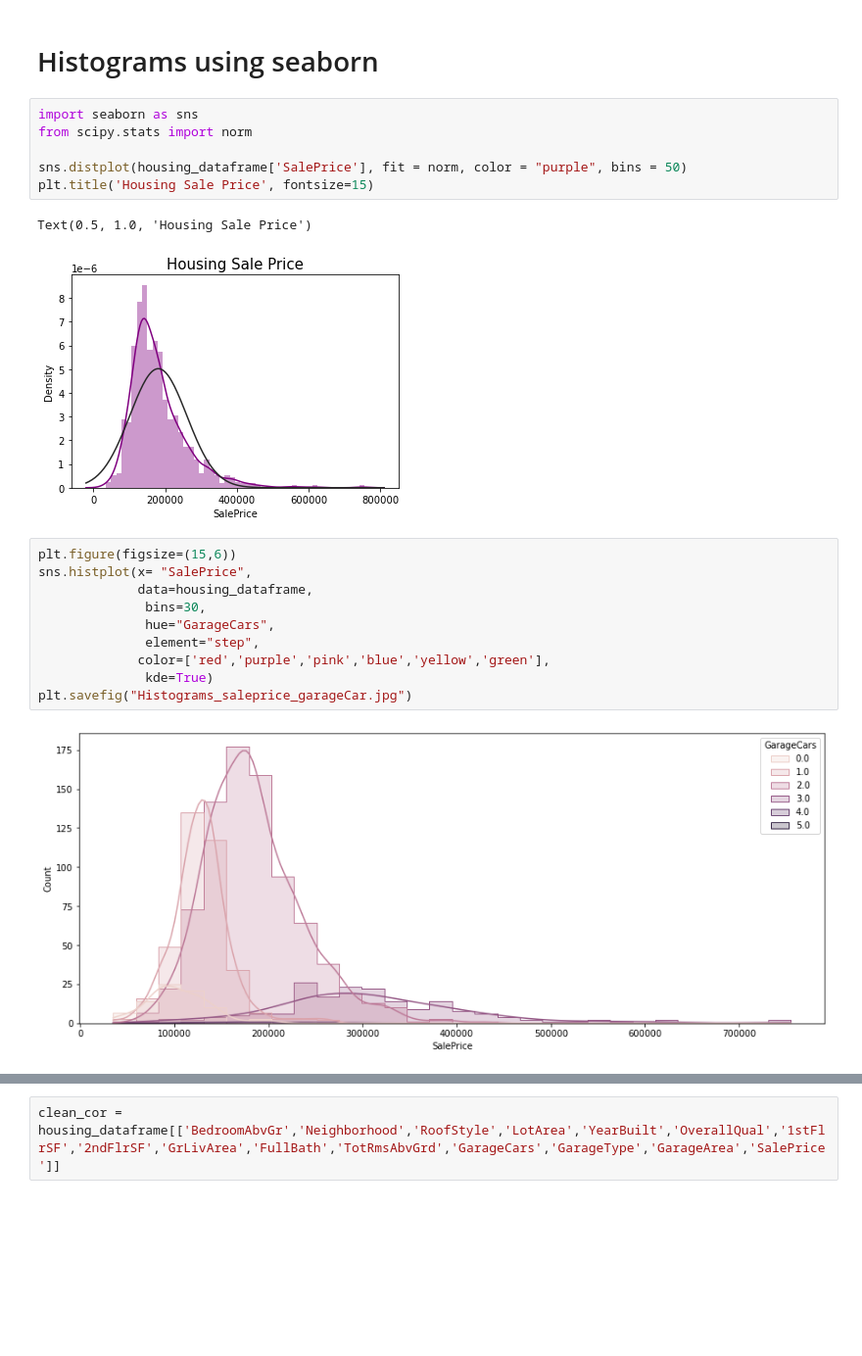
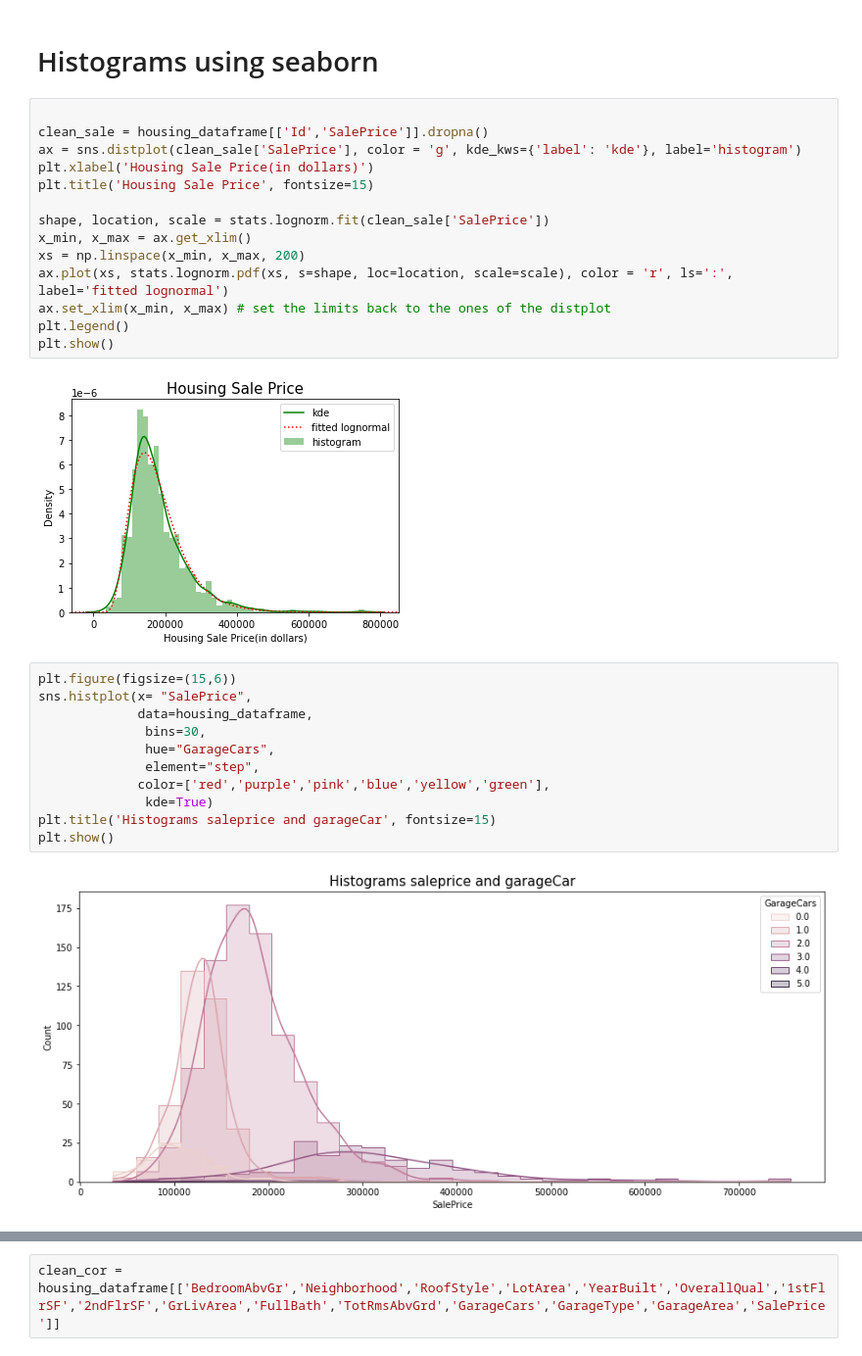
Before and after one commit to CS521-Burstein/final-project-Ayoub-Amghar, a Jupyter notebook: Data Analysis.ipynb, the cells around one changed output, grey strips where cells are left out. Shown: that part at 98% size. Saved outputs shown, nothing was run; the diff lists cells and outputs as text; blank space fills up the shorter version.

```diff
--- a/delivery_2.ipynb
+++ b/Data Analysis.ipynb
@@ -106,24 +109,32 @@ Text(0, 0.5, 'Sale Price')
 # %% [markdown]
 # Histograms using seaborn
 # %%
-import seaborn as sns
-from scipy.stats import norm
 
-sns.distplot(housing_dataframe['SalePrice'], fit = norm, color = "purple", bins = 50)
+clean_sale = housing_dataframe[['Id','SalePrice']].dropna()
+ax = sns.distplot(clean_sale['SalePrice'], color = 'g', kde_kws={'label': 'kde'}, label='histogram')
+plt.xlabel('Housing Sale Price(in dollars)')
 plt.title('Housing Sale Price', fontsize=15)
+
+shape, location, scale = stats.lognorm.fit(clean_sale['SalePrice'])
+x_min, x_max = ax.get_xlim()
+xs = np.linspace(x_min, x_max, 200)
+ax.plot(xs, stats.lognorm.pdf(xs, s=shape, loc=location, scale=scale), color = 'r', ls=':', label='fitted lognormal')
+ax.set_xlim(x_min, x_max) # set the limits back to the ones of the distplot
+plt.legend()
+plt.show()
 # %% [output]
-Text(0.5, 1.0, 'Housing Sale Price')
-[figure, old version]
+[figure, new version]
 # %%
 plt.figure(figsize=(15,6))
 sns.histplot(x= "SalePrice",
              data=housing_dataframe,
               bins=30,
               hue="GarageCars",
               element="step",
              color=['red','purple','pink','blue','yellow','green'],
               kde=True)
-plt.savefig("Histograms_saleprice_garageCar.jpg")
+plt.title('Histograms saleprice and garageCar', fontsize=15)
+plt.show()
 # %% [output]
-[figure, old version]
+[figure, new version]
 # %% [markdown]
```
Also changed, not shown: parts of 4 cells of this notebook.
